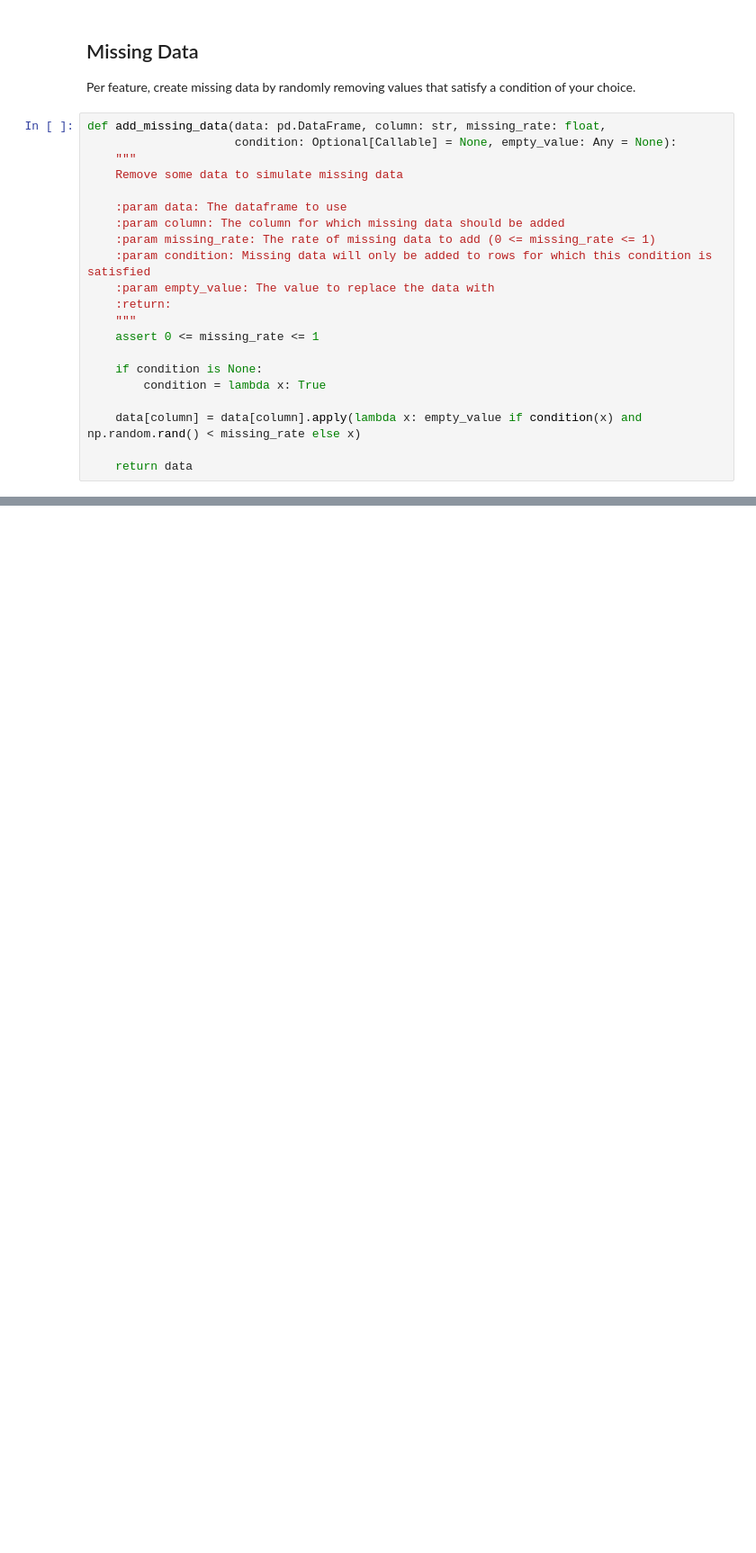
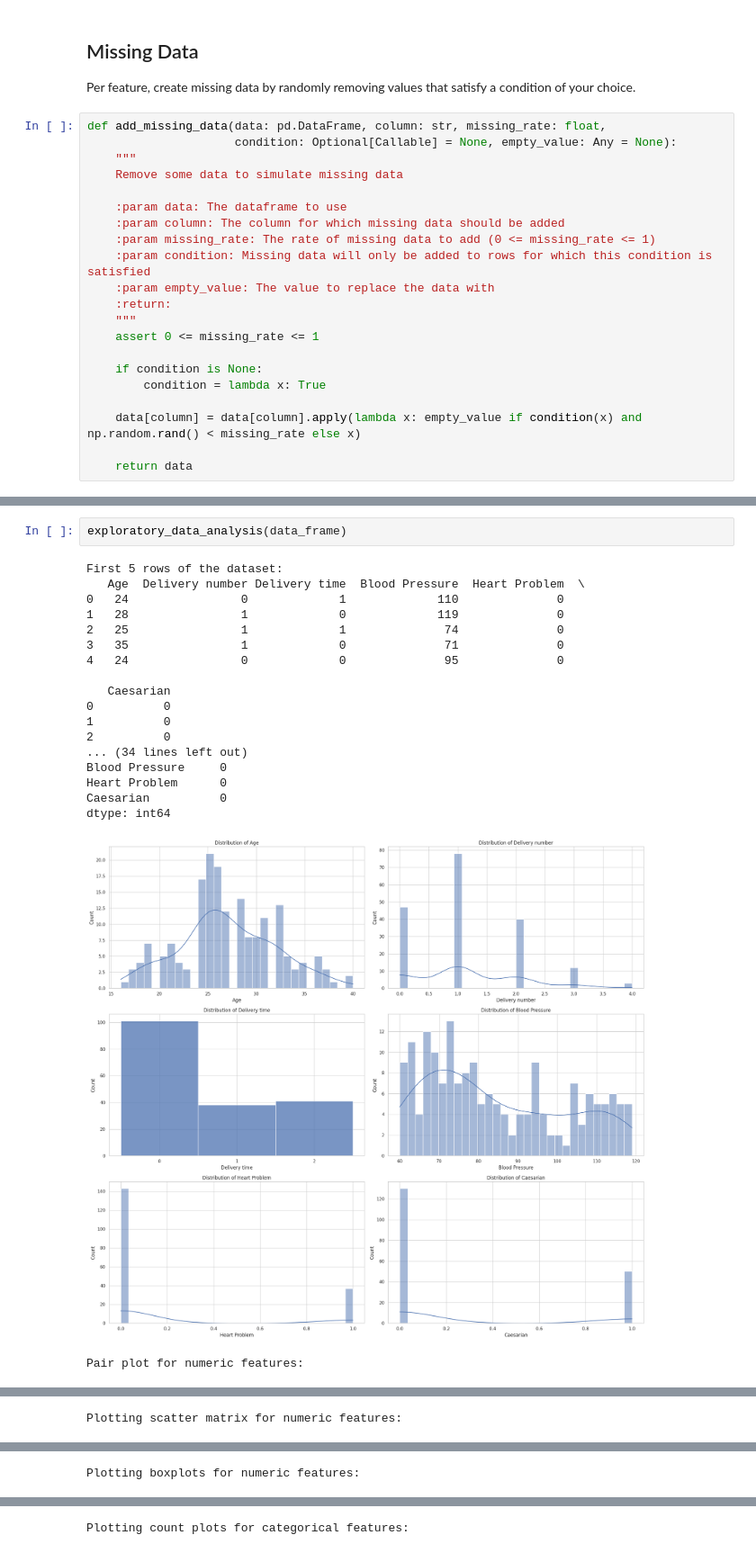
Before and after one commit to yaridor/Dataset-Augmentation, a Jupyter notebook: Data Augmentation.ipynb, the cells around one changed output, grey strips where cells are left out. Shown at 90% size. Cells and saved outputs as stored; diff of their text form; blank space fills up the shorter version.

```diff
--- a/Data Augmentation.ipynb
+++ b/Data Augmentation.ipynb
@@ -1154,3 +1153,25 @@ display(tab, output)
 # %% [output]
 Tab(children=(VBox(children=(FloatSlider(value=0.5, continuous_update=False, description='Missing rate:', max=…
 [interactive output not drawn]
+# %%
+exploratory_data_analysis(data_frame)
+# %% [output]
+First 5 rows of the dataset:
+   Age  Delivery number Delivery time  Blood Pressure  Heart Problem  \
+0   24                0             1             110              0
+1   28                1             0             119              0
+2   25                1             1              74              0
+3   35                1             0              71              0
+4   24                0             0              95              0
+
+   Caesarian
+0          0
+1          0
+2          0
+... (34 lines left out)
+Blood Pressure     0
+Heart Problem      0
+Caesarian          0
+dtype: int64
+[figure, added]
+Pair plot for numeric features:
@@ -1156,0 +1195 @@ Tab(children=(VBox(children=(FloatSlider(value=0.5, continuous_update=False, des
+Plotting scatter matrix for numeric features:
@@ -1156,0 +1197 @@ Tab(children=(VBox(children=(FloatSlider(value=0.5, continuous_update=False, des
+Plotting boxplots for numeric features:
@@ -1156,0 +1199 @@ Tab(children=(VBox(children=(FloatSlider(value=0.5, continuous_update=False, des
+Plotting count plots for categorical features:
```
Also changed, not shown: parts of 5 cells of this notebook, 1 other file.
